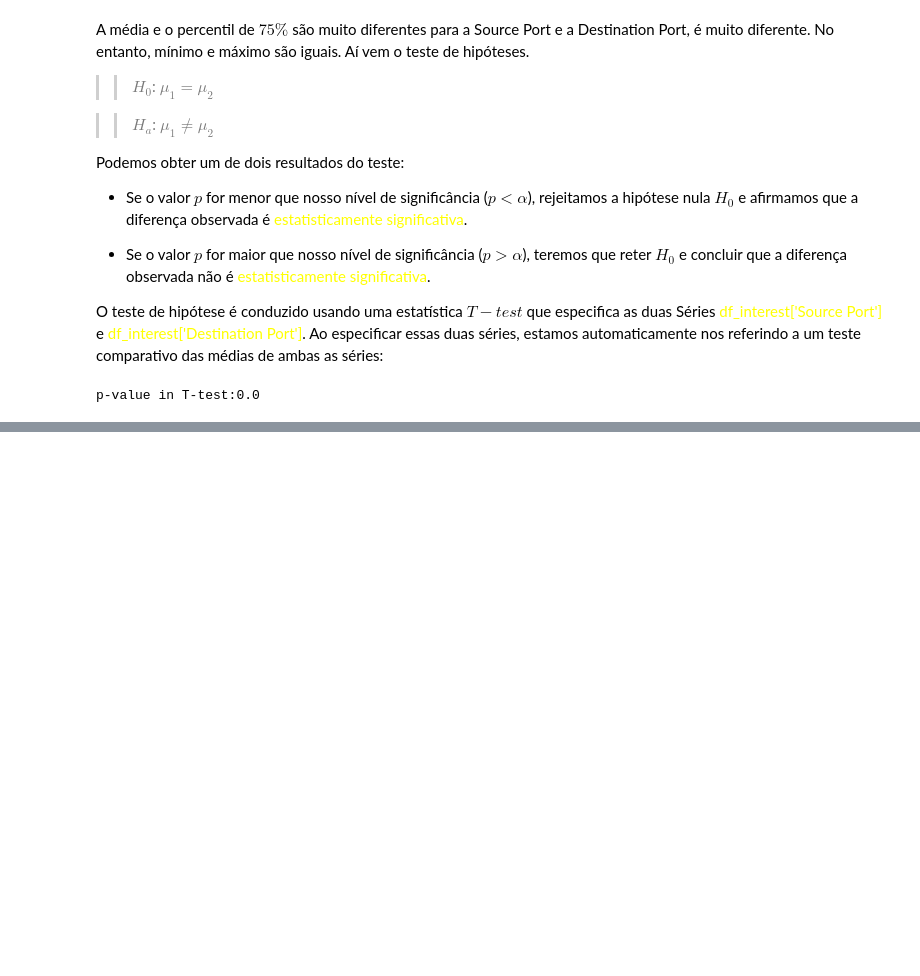
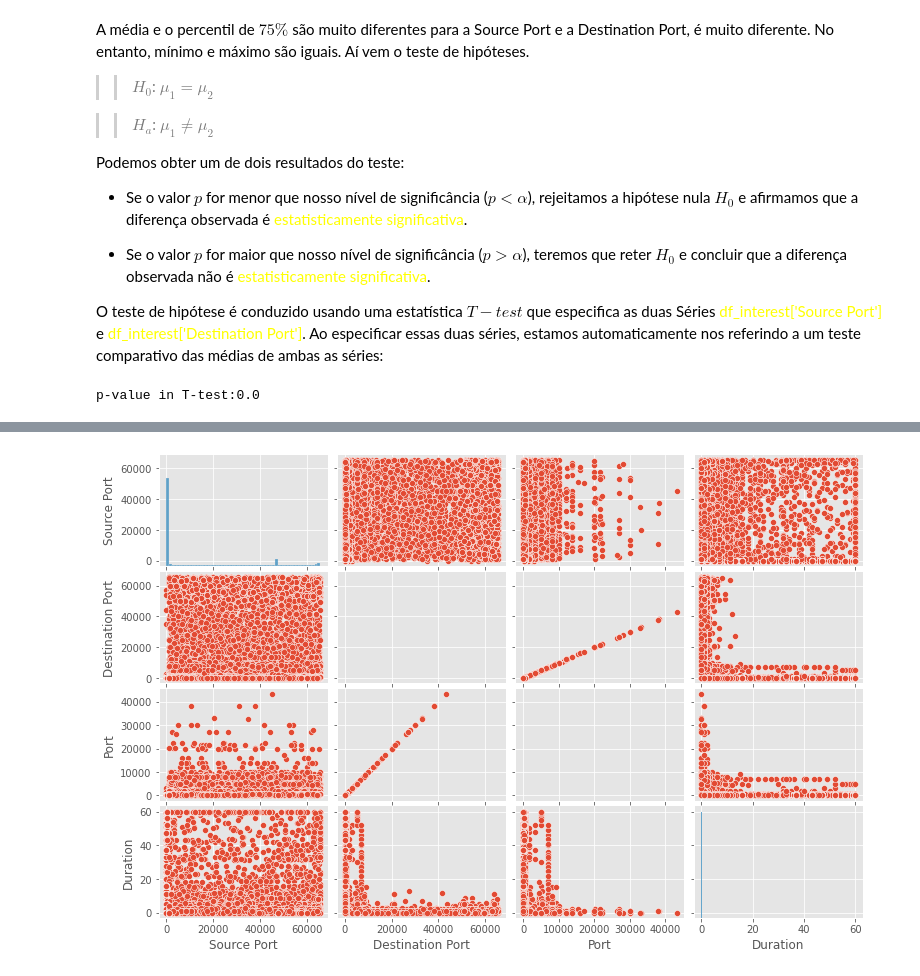
Before and after one commit to EddyGiusepe/Cyber_Security_1, a Jupyter notebook: CyberSecurity_Kaggle.ipynb, the cells around one changed output, grey strips where cells are left out. Drawn from its saved outputs; the diff is of its cells as text; code cells hidden in the pictures; blank space fills up the shorter version.

```diff
--- a/CyberSecurity_Kaggle.ipynb
+++ b/CyberSecurity_Kaggle.ipynb
@@ -578,0 +624,6 @@ p-value in T-test:0.0
+# %%
+g = sns.pairplot(newdf)
+g.fig.set_size_inches(11,7)
+plt.show()
+# %% [output]
+[figure, added]
```
Also changed, not shown: parts of 23 cells of this notebook.
